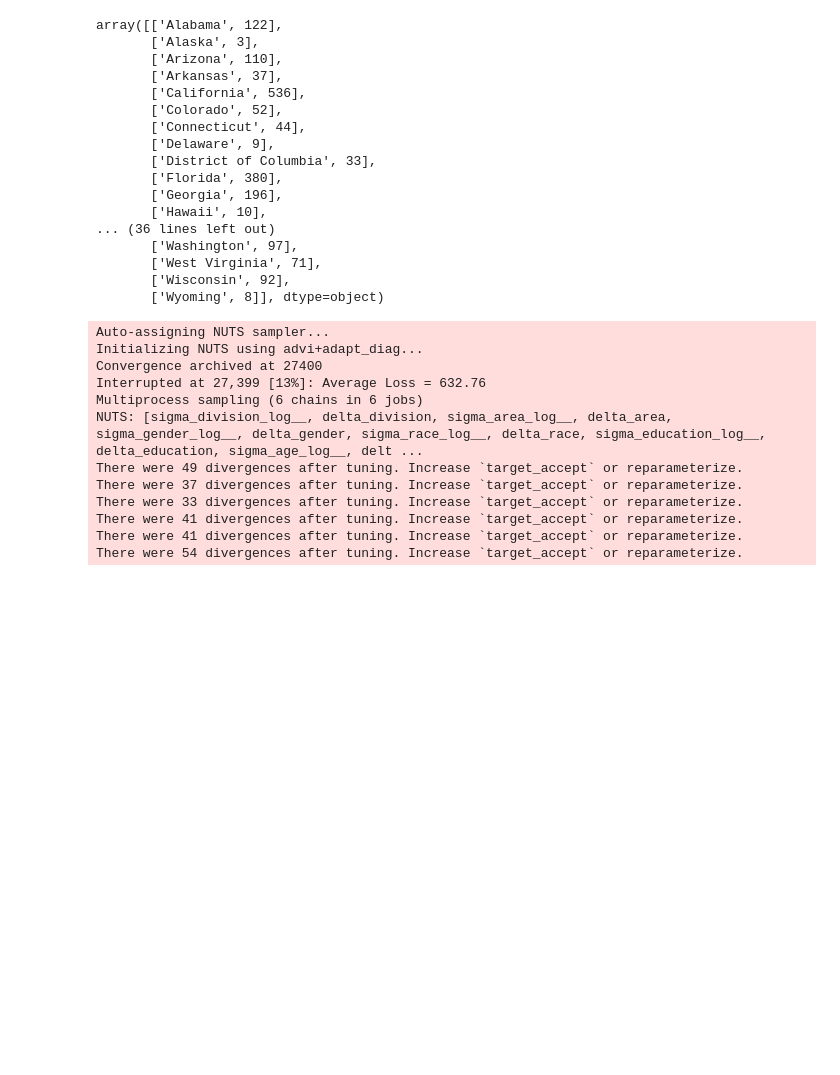
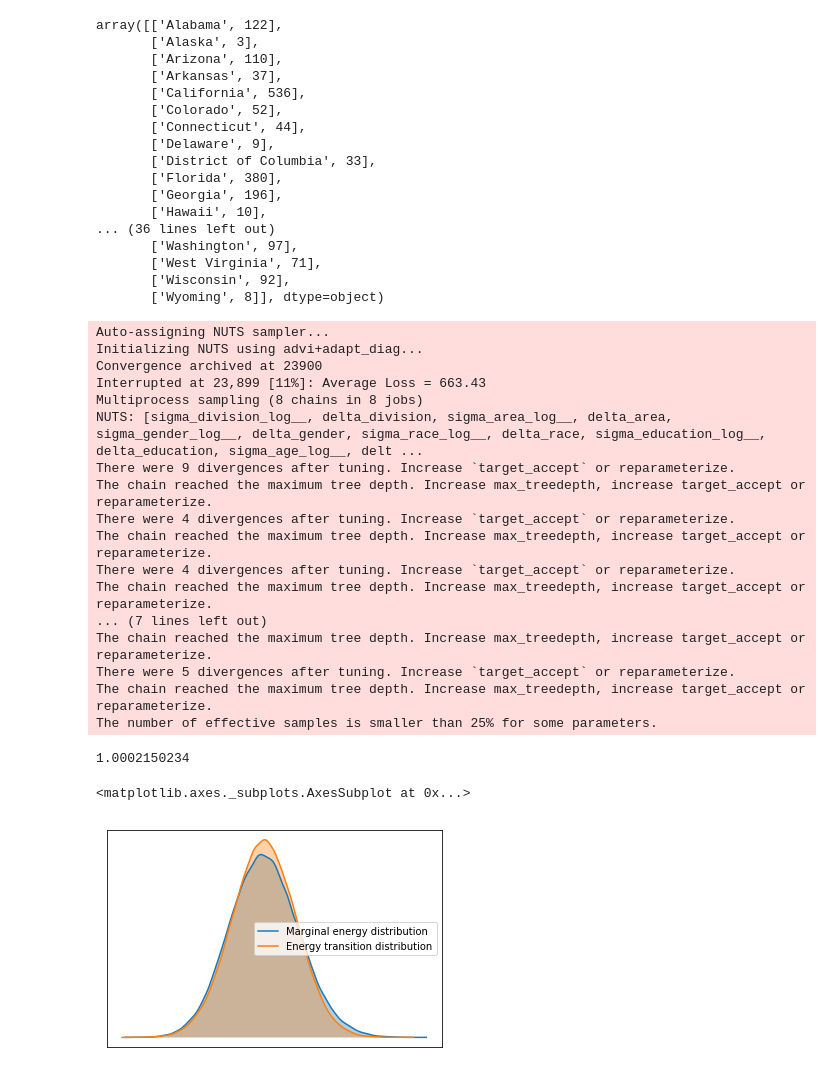
Before and after one commit to wl2522/MSR2, a Jupyter notebook: MRP.ipynb, the cells around one changed output. Cells and saved outputs as stored; diff of their text form; code cells hidden in the pictures; blank space fills up the shorter version.

```diff
--- a/MRP.ipynb
+++ b/MRP.ipynb
@@ -296,26 +297,34 @@ with model:
 # %%
 #Sample the model using ADVI as the initialization method for the NUTS sampler (the default setting will cause an error)
 
 with model:
     trace = pm.sample(draws=25000,
                       tune=5000,
-                      nuts_kwargs={'target_accept': 0.99},
+                      nuts_kwargs={'target_accept': 0.999},
                       init='advi+adapt_diag',
-                      njobs=6)
+                      njobs=8)
 
+joblib.dump(trace, 'trace.pkl')
 print(max(np.max(score) for score in pm.gelman_rubin(trace).values()))
-joblib.dump(trace, 'trace.pkl')
 pm.energyplot(trace)
 # %% [output]
 Auto-assigning NUTS sampler...
 Initializing NUTS using advi+adapt_diag...
-Convergence archived at 27400
-Interrupted at 27,399 [13%]: Average Loss = 632.76
-Multiprocess sampling (6 chains in 6 jobs)
+Convergence archived at 23900
+Interrupted at 23,899 [11%]: Average Loss = 663.43
+Multiprocess sampling (8 chains in 8 jobs)
 NUTS: [sigma_division_log__, delta_division, sigma_area_log__, delta_area, sigma_gender_log__, delta_gender, sigma_race_log__, delta_race, sigma_education_log__, delta_education, sigma_age_log__, delt ...
-There were 49 divergences after tuning. Increase `target_accept` or reparameterize.
-There were 37 divergences after tuning. Increase `target_accept` or reparameterize.
-There were 33 divergences after tuning. Increase `target_accept` or reparameterize.
-There were 41 divergences after tuning. Increase `target_accept` or reparameterize.
-There were 41 divergences after tuning. Increase `target_accept` or reparameterize.
-There were 54 divergences after tuning. Increase `target_accept` or reparameterize.
+There were 9 divergences after tuning. Increase `target_accept` or reparameterize.
+The chain reached the maximum tree depth. Increase max_treedepth, increase target_accept or reparameterize.
+There were 4 divergences after tuning. Increase `target_accept` or reparameterize.
+The chain reached the maximum tree depth. Increase max_treedepth, increase target_accept or reparameterize.
+There were 4 divergences after tuning. Increase `target_accept` or reparameterize.
+The chain reached the maximum tree depth. Increase max_treedepth, increase target_accept or reparameterize.
+... (7 lines left out)
+The chain reached the maximum tree depth. Increase max_treedepth, increase target_accept or reparameterize.
+There were 5 divergences after tuning. Increase `target_accept` or reparameterize.
+The chain reached the maximum tree depth. Increase max_treedepth, increase target_accept or reparameterize.
+The number of effective samples is smaller than 25% for some parameters.
+1.0002150234
+<matplotlib.axes._subplots.AxesSubplot at 0x...>
+[figure, added]
```
Also changed, not shown: parts of 9 cells of this notebook.
